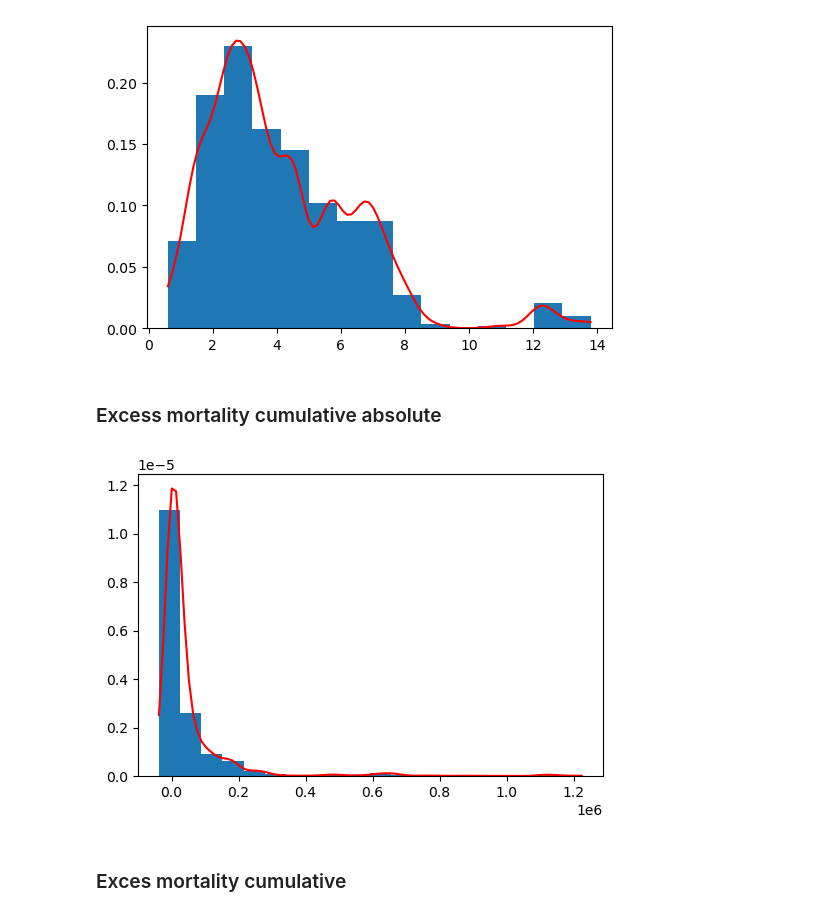
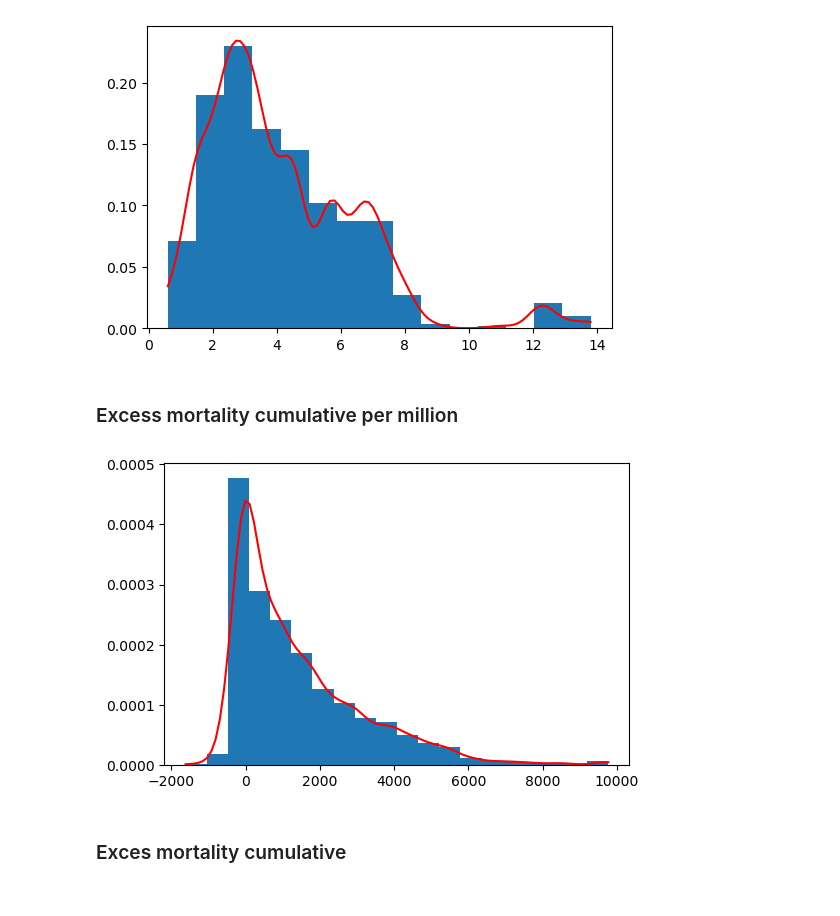
Before and after one commit to D3lph1/methods-and-models-for-multivariate-data-analysis, a Jupyter notebook: 1/notebook.ipynb, the cells around one changed output. Drawn from its saved outputs; the diff is of its cells as text; code cells hidden in the pictures.

```diff
--- a/1/notebook.ipynb
+++ b/1/notebook.ipynb
@@ -14,7 +18,7 @@ from IPython.display import display, Math
 path_to_file = '/opt/notebooks/owid-covid-data.csv'
 source_df = pd.read_csv(path_to_file)
 
-df = source_df[['continent', 'hospital_beds_per_thousand', 'excess_mortality_cumulative_absolute', 'excess_mortality_cumulative']].copy().dropna()
+df = source_df[['hospital_beds_per_thousand', 'excess_mortality_cumulative', 'excess_mortality_cumulative_per_million']].copy().dropna()
 # %%
 df.head(5)
 # %% [output]
@@ -53,13 +48,13 @@ kernel_density_estimation(beds, 15)
 # %% [output]
 [figure]
 # %% [markdown]
-### Excess mortality cumulative absolute
+### Excess mortality cumulative per million
 # %%
-emca = df['excess_mortality_cumulative_absolute'].dropna()
+emcpm = df['excess_mortality_cumulative_per_million'].dropna()
 # %%
-kernel_density_estimation(emca, 20)
+kernel_density_estimation(emcpm, 20)
 # %% [output]
-[figure, old version]
+[figure, new version]
 # %% [markdown]
 ### Exces mortality cumulative
 # %%
```
Also changed, not shown: parts of 74 cells of this notebook.
